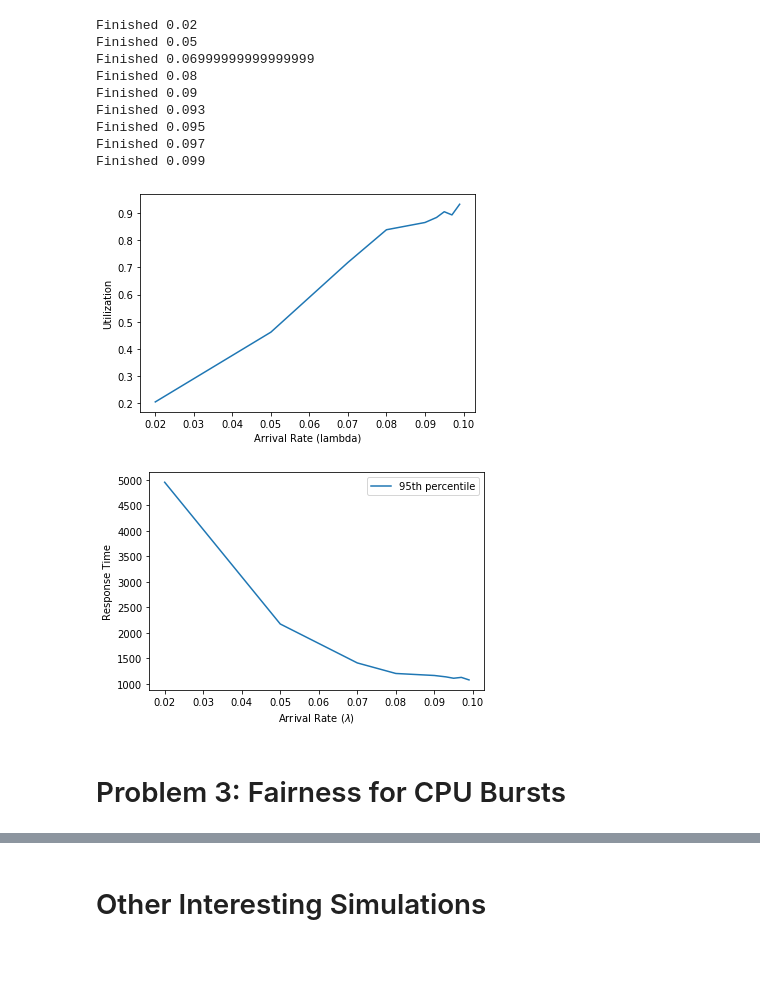
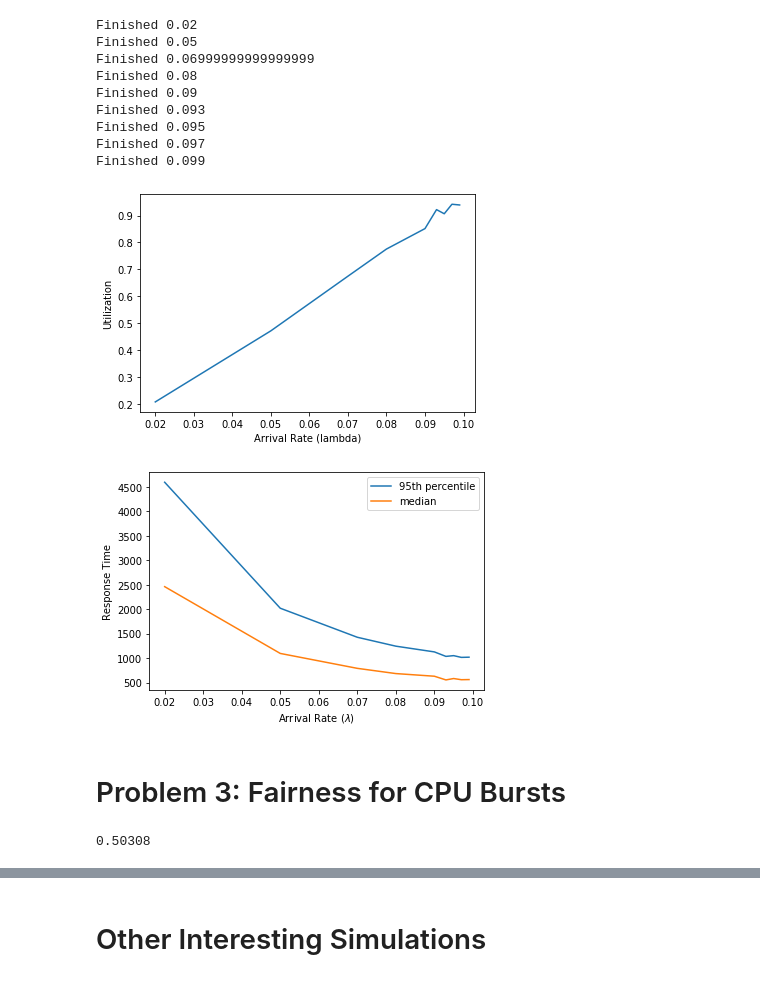
Before and after one commit to MehradMilan/OS-PintOS-Project, a Jupyter notebook: schedLab/Scheduling.ipynb, the cells around one changed output, grey strips where cells are left out. Saved outputs shown, nothing was run; the diff lists cells and outputs as text; code cells hidden in the pictures.

Commit message:
task 3 added

```diff
--- a/schedLab/Scheduling.ipynb
+++ b/schedLab/Scheduling.ipynb
@@ -881,7 +880,7 @@ for lmbda in lmbdas:
         response_times = responseTimes(cpulog)
         trial_utilizations.append(l * len(arrival_times) / response_times[-1])
         trial_medians.append(median(response_times))
-        trial_95ths.append(np.quantile(response_times, 1))
+        trial_95ths.append(np.quantile(response_times, 0.95))
 
     response_time_medians.append(np.mean(trial_medians))
     response_time_95th_percentiles.append(np.mean(trial_95ths))
@@ -905,16 +904,16 @@ plt.ylabel("Utilization")
 plt.plot(lmbdas, utilizations)
 plt.show()
 # %% [output]
-[figure, old version]
+[figure, new version]
 # %%
 plt.xlabel("Arrival Rate ($\lambda$)")
 plt.ylabel("Response Time")
 plt.plot(lmbdas, response_time_95th_percentiles, label="95th percentile")
-# plt.plot(lmbdas, response_time_medians, label="median")
+plt.plot(lmbdas, response_time_medians, label="median")
 plt.legend()
 plt.show()
 # %% [output]
-[figure, old version]
+[figure, new version]
 # %% [markdown]
 # Problem 3: Fairness for CPU Bursts
 # %%
@@ -928,3 +927,15 @@ def create_problem3_workload(lmbda, num_bursts):
     task_S = create_problem3_task(lmbda, num_bursts)
     task_T = create_problem3_task(lmbda, num_bursts)
     return task_S, task_T
+# %%
+lmbda = 5
+N = int(1e5)
+success = 0
+for _ in range(int(N)):
+    S_task = np.random.uniform(0, lmbda)
+    T_task = np.random.uniform(0, lmbda)
+    if S_task > T_task:
+        success += 1
+print(success / N)
+# %% [output]
+0.50308
```
Also changed, not shown: parts of 4 cells of this notebook.
